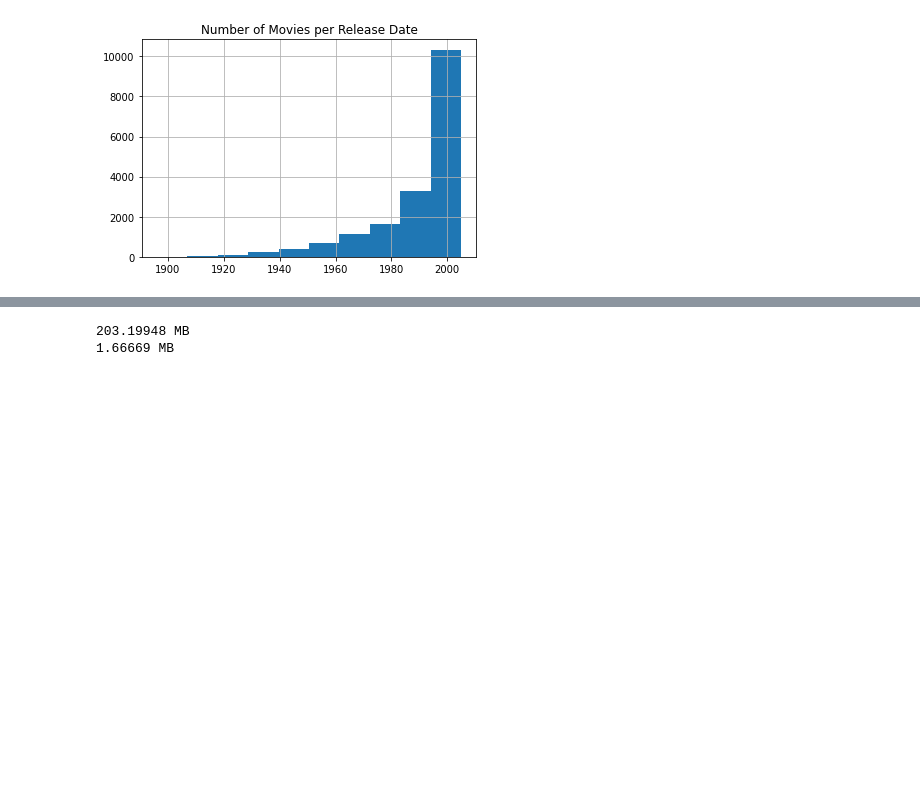
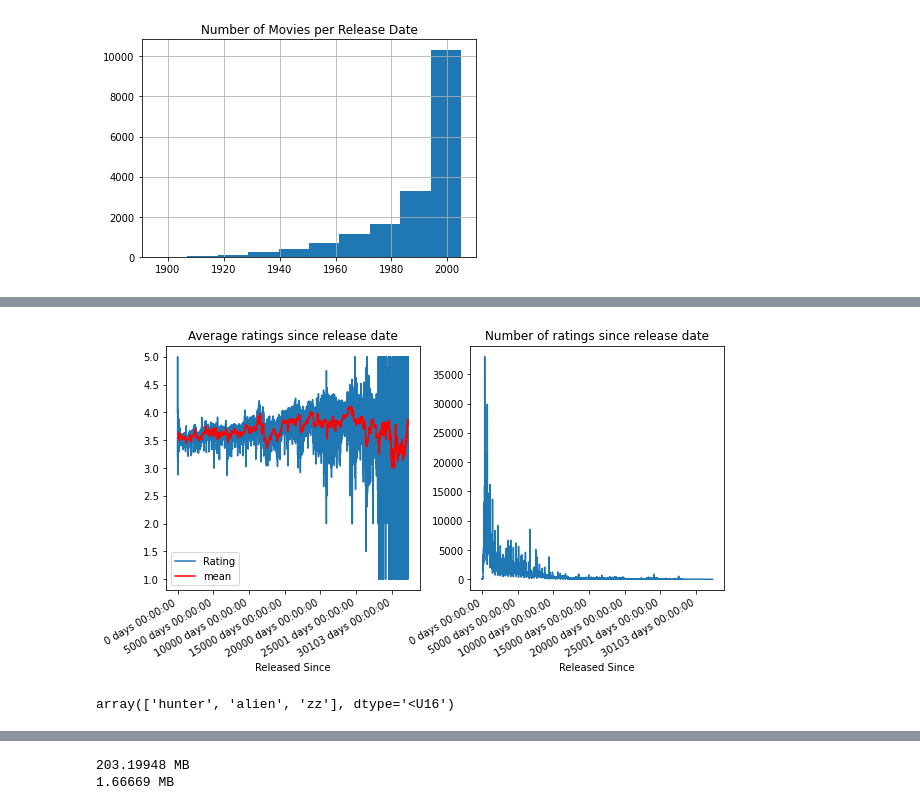
Before and after one commit to KaiMJ/netflix-recommendation, a Jupyter notebook: display.ipynb, the cells around one changed output, grey strips where cells are left out. Saved outputs shown, nothing was run; the diff lists cells and outputs as text; code cells hidden in the pictures; blank space fills up the shorter version.

```diff
--- a/display.ipynb
+++ b/display.ipynb
@@ -163,0 +230,16 @@ ValueError: supplied range of [3.122836975342064e+33, inf] is not finite
+# %%
+# Average and number of ratings per release date
+fig, axs = plt.subplots(1, 2, figsize=(10, 5))
+data.groupby('Released Since')['Rating'].mean().plot(ax=axs[0])
+
+rating_average = data.groupby('Released Since')['Rating'].mean().rolling(window=100).mean()
+axs[0].plot(rating_average.values, 'r-', label='mean')
+axs[0].legend()
+
+axs[0].set_title('Average ratings since release date')
+data.groupby('Released Since')['Rating'].count().plot(ax=axs[1])
+axs[1].set_title('Number of ratings since release date')
+
+plt.show()
+# %% [output]
+[figure, added]
@@ -163,0 +270,4 @@ ValueError: supplied range of [3.122836975342064e+33, inf] is not finite
+# %%
+top_n
+# %% [output]
+array(['hunter', 'alien', 'zz'], dtype='<U16')
```
Also changed, not shown: parts of 26 cells of this notebook.
